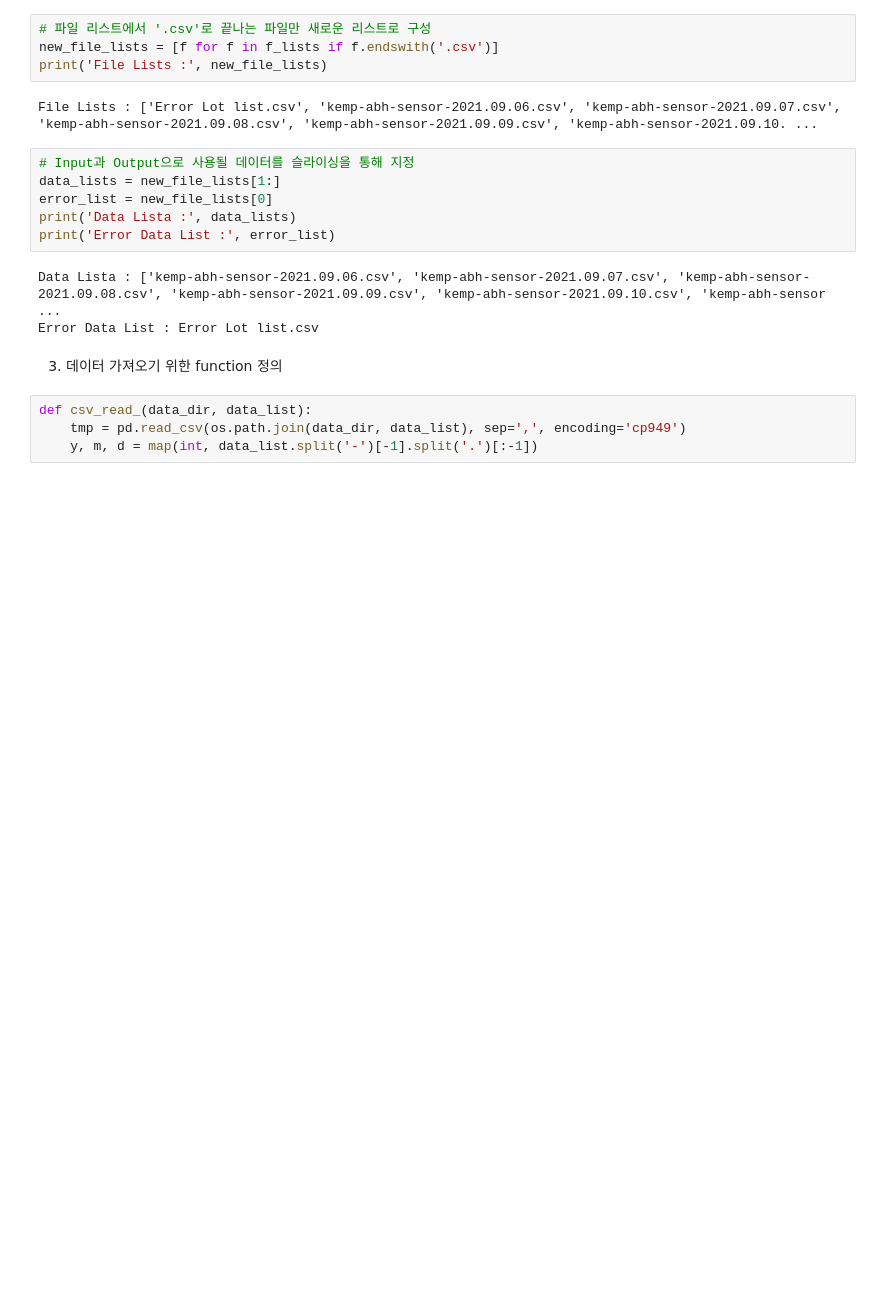
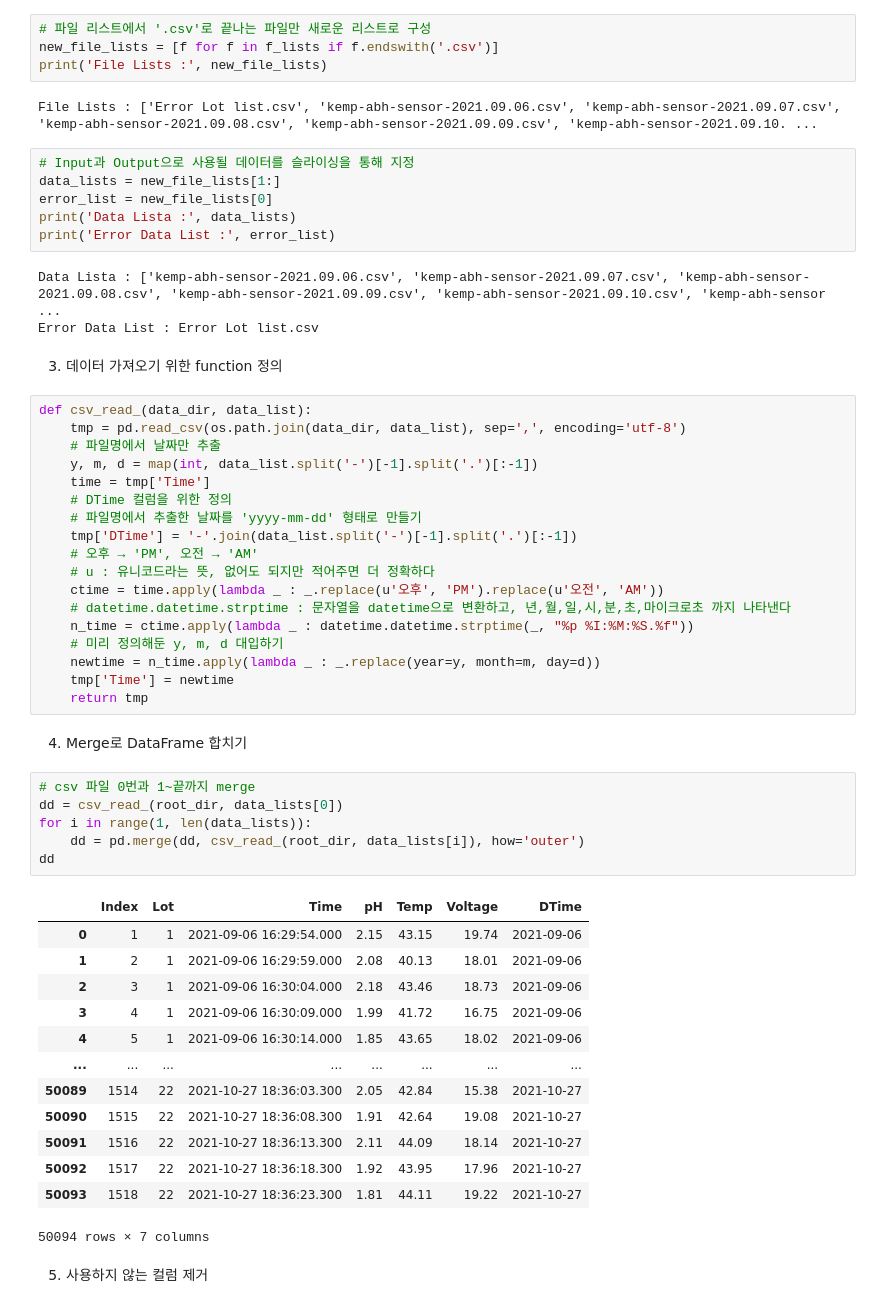
Before and after one commit to och5351/Bigdata_busan, a Jupyter notebook: csy/EDA.ipynb, the cells around one changed output. Saved outputs shown, nothing was run; the diff lists cells and outputs as text; blank space fills up the shorter version.

```diff
--- a/csy/EDA.ipynb
+++ b/csy/EDA.ipynb
@@ -135,7 +40,45 @@ Data Lista : ['kemp-abh-sensor-2021.09.06.csv', 'kemp-abh-sensor-2021.09.07.csv'
 Error Data List : Error Lot list.csv
 # %% [markdown]
 3. 데이터 가져오기 위한 function 정의
-# %%
-def csv_read_(data_dir, data_list):
-    tmp = pd.read_csv(os.path.join(data_dir, data_list), sep=',', encoding='cp949')
-    y, m, d = map(int, data_list.split('-')[-1].split('.')[:-1])
+# %%
+def csv_read_(data_dir, data_list):
+    tmp = pd.read_csv(os.path.join(data_dir, data_list), sep=',', encoding='utf-8')
+    # 파일명에서 날짜만 추출
+    y, m, d = map(int, data_list.split('-')[-1].split('.')[:-1])
+    time = tmp['Time']
+    # DTime 컬럼을 위한 정의
+    # 파일명에서 추출한 날짜를 'yyyy-mm-dd' 형태로 만들기
+    tmp['DTime'] = '-'.join(data_list.split('-')[-1].split('.')[:-1])
+    # 오후 → 'PM', 오전 → 'AM'
+    # u : 유니코드라는 뜻, 없어도 되지만 적어주면 더 정확하다
+    ctime = time.apply(lambda _ : _.replace(u'오후', 'PM').replace(u'오전', 'AM'))
+    # datetime.datetime.strptime : 문자열을 datetime으로 변환하고, 년,월,일,시,분,초,마이크로초 까지 나타낸다
+    n_time = ctime.apply(lambda _ : datetime.datetime.strptime(_, "%p %I:%M:%S.%f"))
+    # 미리 정의해둔 y, m, d 대입하기
+    newtime = n_time.apply(lambda _ : _.replace(year=y, month=m, day=d))
+    tmp['Time'] = newtime
+    return tmp
+# %% [markdown]
+4. Merge로 DataFrame 합치기
+# %%
+# csv 파일 0번과 1~끝까지 merge
+dd = csv_read_(root_dir, data_lists[0])
+for i in range(1, len(data_lists)):
+    dd = pd.merge(dd, csv_read_(root_dir, data_lists[i]), how='outer')
+dd
+# %% [output]
+|  | Index | Lot | Time | pH | Temp | Voltage | DTime |
+| 0 | 1 | 1 | 2021-09-06 16:29:54.000 | 2.15 | 43.15 | 19.74 | 2021-09-06 |
+| 1 | 2 | 1 | 2021-09-06 16:29:59.000 | 2.08 | 40.13 | 18.01 | 2021-09-06 |
+| 2 | 3 | 1 | 2021-09-06 16:30:04.000 | 2.18 | 43.46 | 18.73 | 2021-09-06 |
+| 3 | 4 | 1 | 2021-09-06 16:30:09.000 | 1.99 | 41.72 | 16.75 | 2021-09-06 |
+| 4 | 5 | 1 | 2021-09-06 16:30:14.000 | 1.85 | 43.65 | 18.02 | 2021-09-06 |
+| ... | ... | ... | ... | ... | ... | ... | ... |
+| 50089 | 1514 | 22 | 2021-10-27 18:36:03.300 | 2.05 | 42.84 | 15.38 | 2021-10-27 |
+| 50090 | 1515 | 22 | 2021-10-27 18:36:08.300 | 1.91 | 42.64 | 19.08 | 2021-10-27 |
+| 50091 | 1516 | 22 | 2021-10-27 18:36:13.300 | 2.11 | 44.09 | 18.14 | 2021-10-27 |
+| 50092 | 1517 | 22 | 2021-10-27 18:36:18.300 | 1.92 | 43.95 | 17.96 | 2021-10-27 |
+| 50093 | 1518 | 22 | 2021-10-27 18:36:23.300 | 1.81 | 44.11 | 19.22 | 2021-10-27 |
+50094 rows × 7 columns
+# %% [markdown]
+5. 사용하지 않는 컬럼 제거
```
Also changed, not shown: parts of 42 cells of this notebook.
